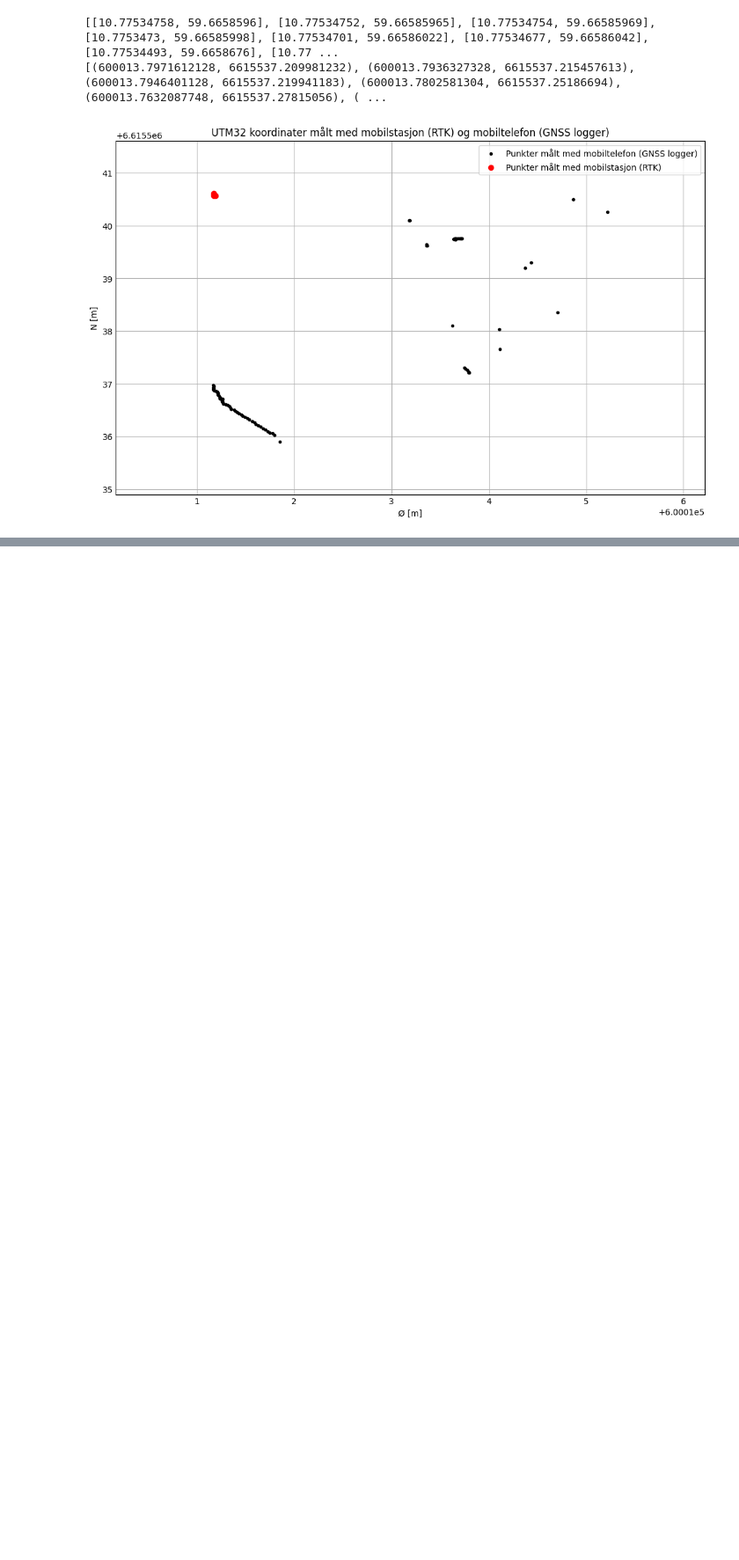
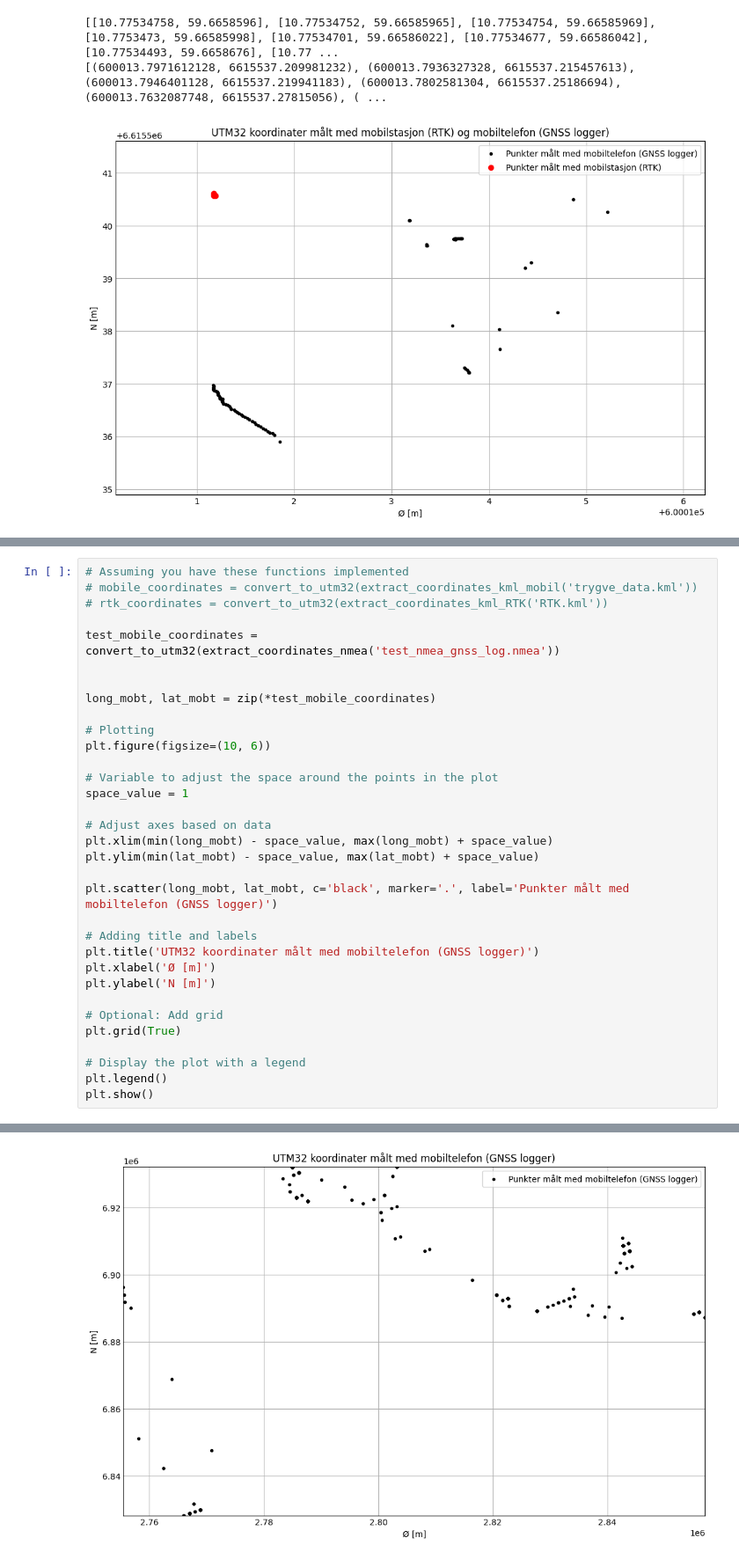
Before and after one commit to TheHellem/IMRT100-Notater, a Jupyter notebook: notebook/GNSS_punkt.ipynb, the cells around one changed output, grey strips where cells are left out. Shown at 88% size. Cells and saved outputs as stored; diff of their text form; blank space fills up the shorter version.

```diff
--- a/notebook/GNSS_punkt.ipynb
+++ b/notebook/GNSS_punkt.ipynb
@@ -208,0 +288,34 @@ ModuleNotFoundError: No module named 'pynmea2'
+# %%
+# Assuming you have these functions implemented
+# mobile_coordinates = convert_to_utm32(extract_coordinates_kml_mobil('trygve_data.kml'))
+# rtk_coordinates = convert_to_utm32(extract_coordinates_kml_RTK('RTK.kml'))
+
+test_mobile_coordinates = convert_to_utm32(extract_coordinates_nmea('test_nmea_gnss_log.nmea'))
+
+
+long_mobt, lat_mobt = zip(*test_mobile_coordinates)
+
+# Plotting
+plt.figure(figsize=(10, 6))
+
+# Variable to adjust the space around the points in the plot
+space_value = 1
+
+# Adjust axes based on data
+plt.xlim(min(long_mobt) - space_value, max(long_mobt) + space_value)
+plt.ylim(min(lat_mobt) - space_value, max(lat_mobt) + space_value)
+
+plt.scatter(long_mobt, lat_mobt, c='black', marker='.', label='Punkter målt med mobiltelefon (GNSS logger)')
+
+# Adding title and labels
+plt.title('UTM32 koordinater målt med mobiltelefon (GNSS logger)')
+plt.xlabel('Ø [m]')
+plt.ylabel('N [m]')
+
+# Optional: Add grid
+plt.grid(True)
+
+# Display the plot with a legend
+plt.legend()
+plt.show()
+# %% [output]
@@ -208,0 +339 @@ ModuleNotFoundError: No module named 'pynmea2'
+[figure, added]
```
Also changed, not shown: parts of 5 cells of this notebook.
